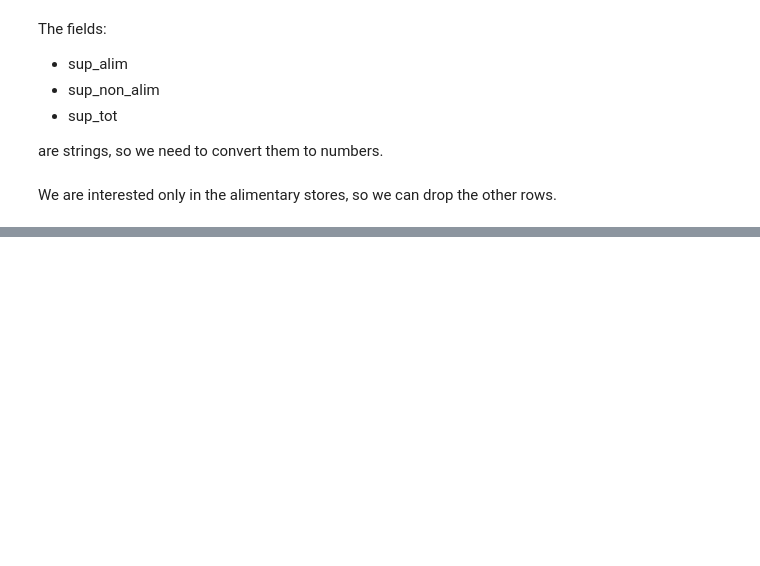
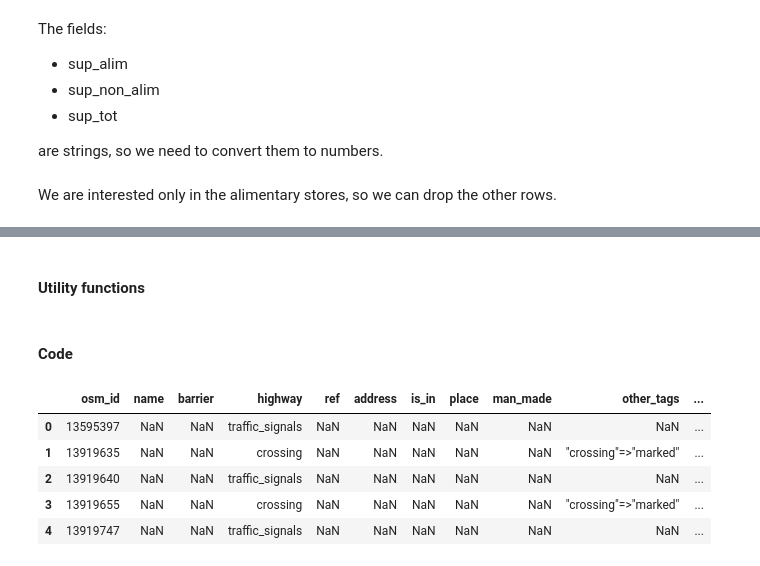
Before and after one commit to marco-scatassi/commercial-activities-Milan, a Jupyter notebook: Notebook/0.0_data_ingestion.ipynb, the cells around one changed output, grey strips where cells are left out. Drawn from its saved outputs; the diff is of its cells as text; code cells hidden in the pictures; blank space fills up the shorter version.

```diff
--- a/Notebook/0.0_data_ingestion.ipynb
+++ b/Notebook/0.0_data_ingestion.ipynb
@@ -92,0 +99,2 @@ map
+# %% [markdown]
+#### Utility functions
@@ -92,0 +117,14 @@ map
+# %% [markdown]
+#### Code
+# %%
+# Read the GeoPackage file
+data = gpd.read_file(r'C:\Users\Marco\Documents\GitHub\commercial-activities-Milan\Data\015146_Milano-2023-05-23T02Z.gpkg')
+# %%
+data.head(5)
+# %% [output]
+|  | osm_id | name | barrier | highway | ref | address | is_in | place | man_made | other_tags | ... |
+| 0 | 13595397 | NaN | NaN | traffic_signals | NaN | NaN | NaN | NaN | NaN | NaN | ... |
+| 1 | 13919635 | NaN | NaN | crossing | NaN | NaN | NaN | NaN | NaN | "crossing"=>"marked" | ... |
+| 2 | 13919640 | NaN | NaN | traffic_signals | NaN | NaN | NaN | NaN | NaN | NaN | ... |
+| 3 | 13919655 | NaN | NaN | crossing | NaN | NaN | NaN | NaN | NaN | "crossing"=>"marked" | ... |
+| 4 | 13919747 | NaN | NaN | traffic_signals | NaN | NaN | NaN | NaN | NaN | NaN | ... |
```
Also changed, not shown: parts of 16 cells of this notebook, 1 other file.
